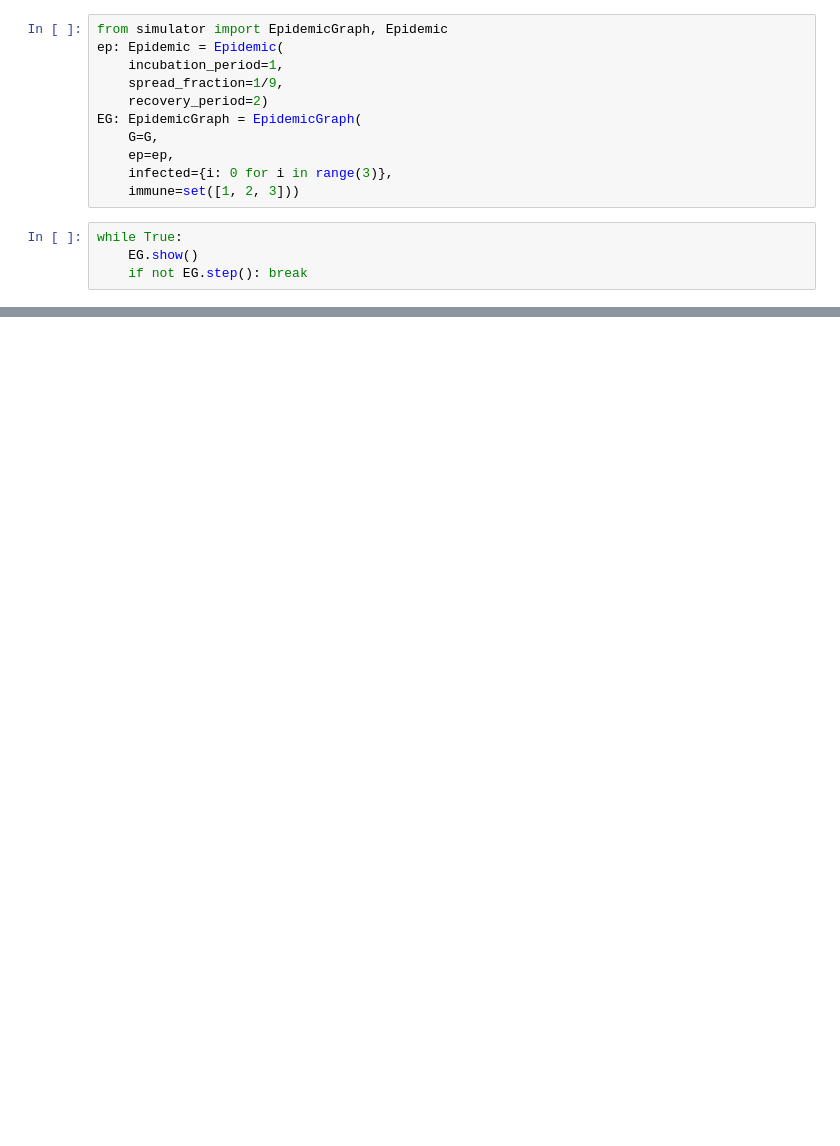
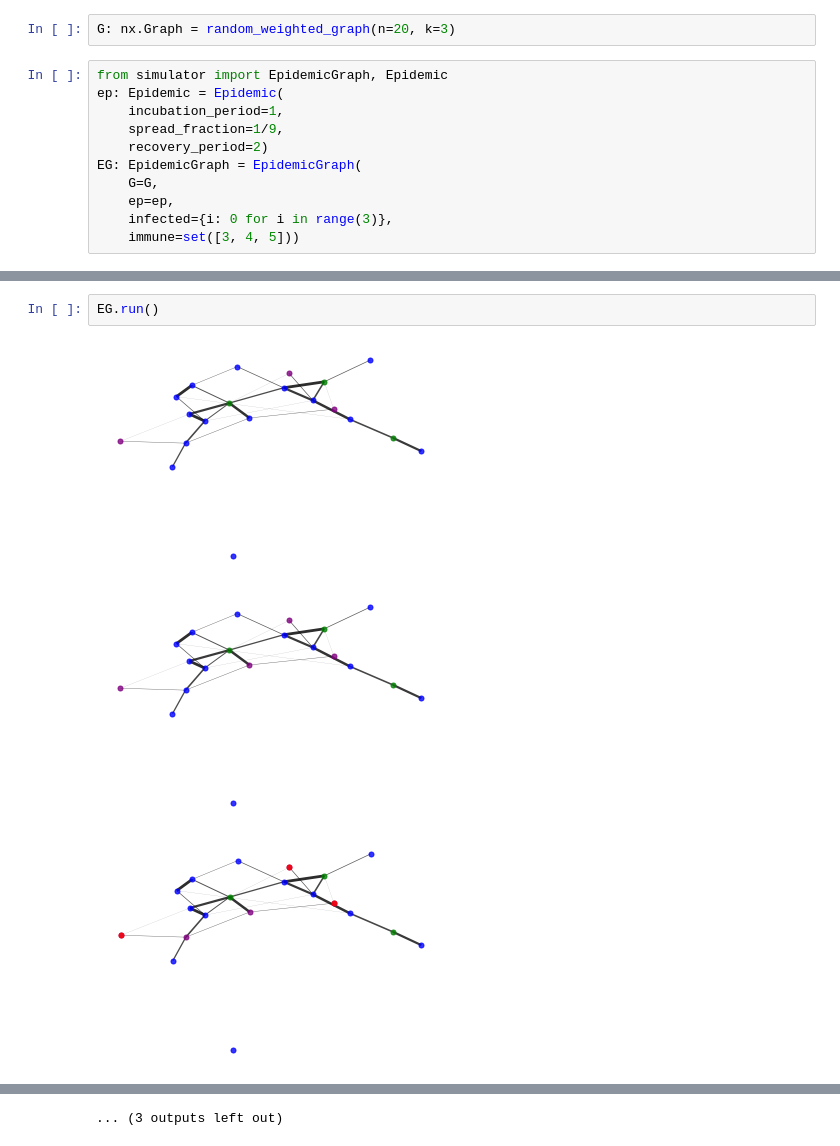
Before and after one commit to Katsutoshii/adversarial-epidemics, a Jupyter notebook: src/notebooks/weights.ipynb, the cells around one changed output, grey strips where cells are left out. Saved outputs shown, nothing was run; the diff lists cells and outputs as text; blank space fills up the shorter version.

```diff
--- a/src/notebooks/weights.ipynb
+++ b/src/notebooks/weights.ipynb
@@ -12,3 +5,5 @@ for u, v, eprops in G.edges(data=True):
+# %%
+G: nx.Graph = random_weighted_graph(n=20, k=3)
 # %%
 from simulator import EpidemicGraph, Epidemic
 ep: Epidemic = Epidemic(
@@ -19,8 +14,4 @@ EG: EpidemicGraph = EpidemicGraph(
     G=G,
     ep=ep,
     infected={i: 0 for i in range(3)},
-    immune=set([1, 2, 3]))
+    immune=set([3, 4, 5]))
-# %%
-while True:
-    EG.show()
-    if not EG.step(): break
@@ -33,0 +18,6 @@ while True:
+# %%
+EG.run()
+# %% [output]
+[figure, added]
+[figure, added]
+[figure, added]
@@ -33,0 +33 @@ while True:
+... (3 outputs left out)
```
Also changed, not shown: parts of 5 cells of this notebook, 7 other files.
